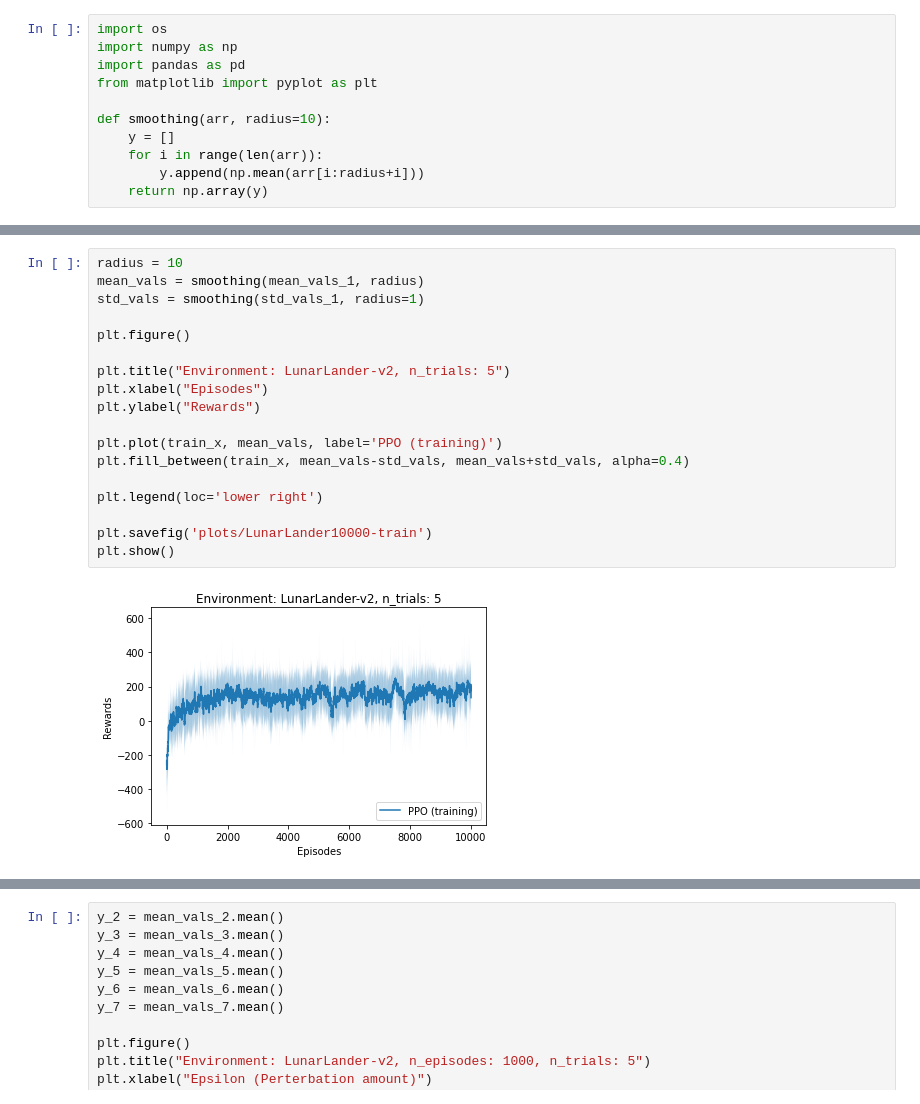
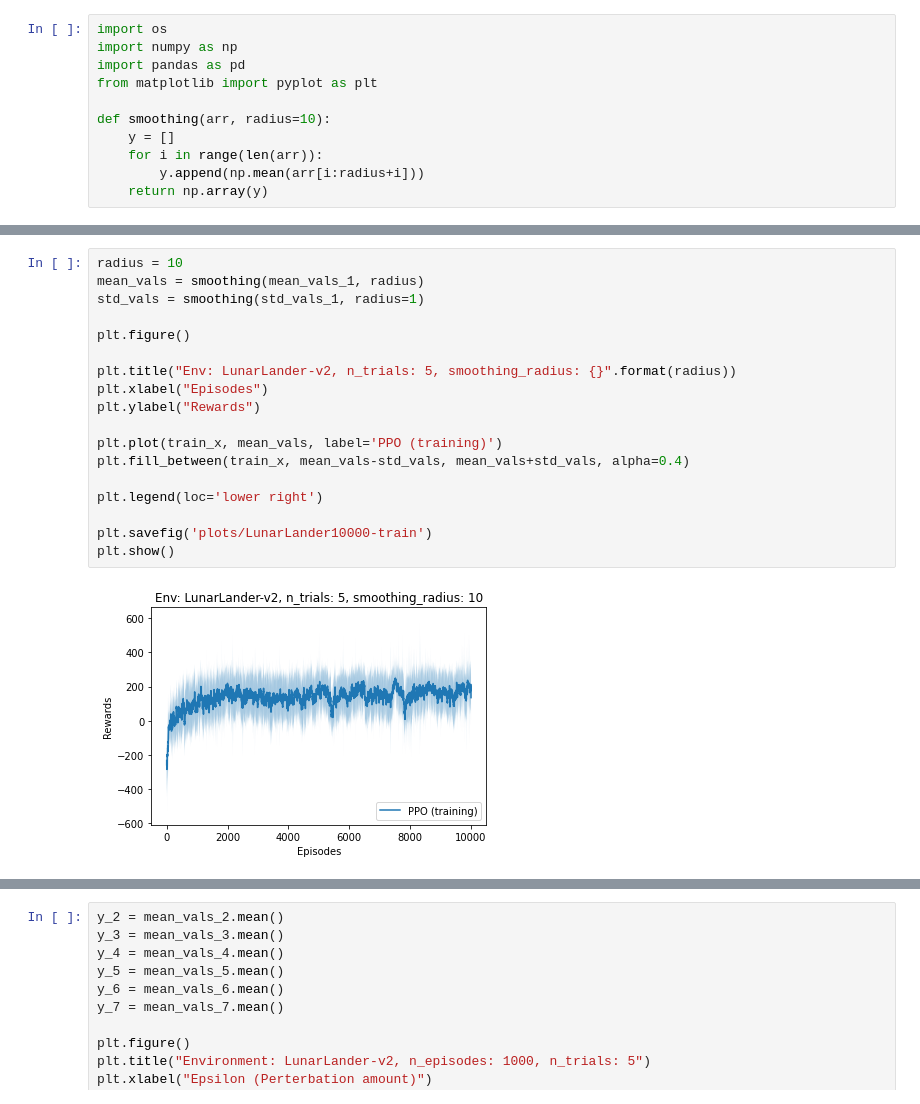
Before and after one commit to bhargavCSSE/adv-RL, a Jupyter notebook: PPO/plotter_matplotlib.ipynb, the cells around one changed output, grey strips where cells are left out. Saved outputs shown, nothing was run; the diff lists cells and outputs as text.

Commit message:
Reconfigured plots

```diff
--- a/PPO/plotter_matplotlib.ipynb
+++ b/PPO/plotter_matplotlib.ipynb
@@ -54,23 +52,23 @@ FileNotFoundError: [Errno 2] No such file or directory: 'data/Primary-model/PPO-
 # %%
 radius = 10
 mean_vals = smoothing(mean_vals_1, radius)
 std_vals = smoothing(std_vals_1, radius=1)
 
 plt.figure()
 
-plt.title("Environment: LunarLander-v2, n_trials: 5")
+plt.title("Env: LunarLander-v2, n_trials: 5, smoothing_radius: {}".format(radius))
 plt.xlabel("Episodes")
 plt.ylabel("Rewards")
 
 plt.plot(train_x, mean_vals, label='PPO (training)')
 plt.fill_between(train_x, mean_vals-std_vals, mean_vals+std_vals, alpha=0.4)
 
 plt.legend(loc='lower right')
 
 plt.savefig('plots/LunarLander10000-train')
 plt.show()
 # %% [output]
-[figure, old version]
+[figure, new version]
 # %%
 radius = 1
 y_2 = smoothing(mean_vals_2, radius)
```
Also changed, not shown: parts of 2 cells of this notebook, 1 other file.
